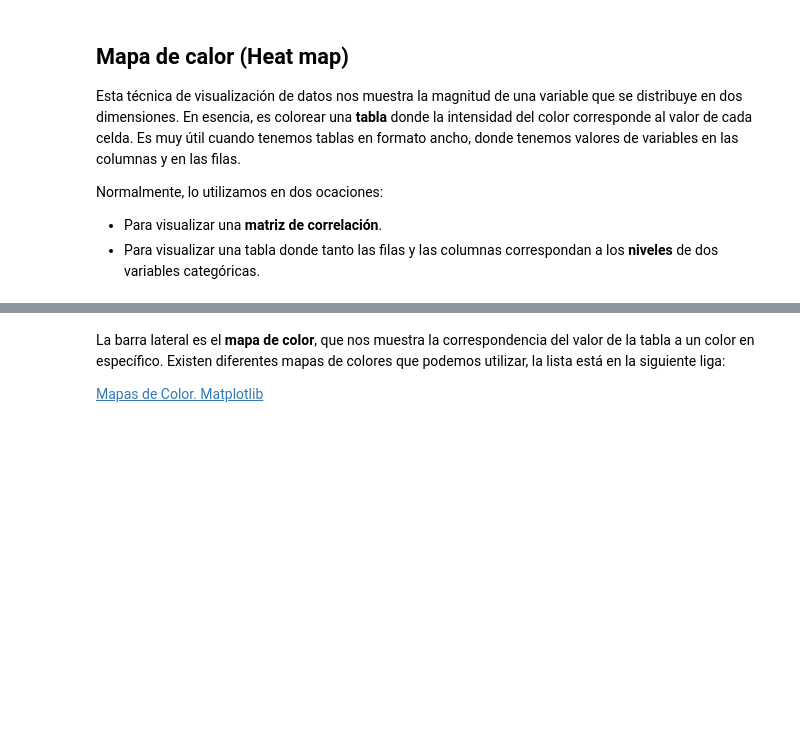
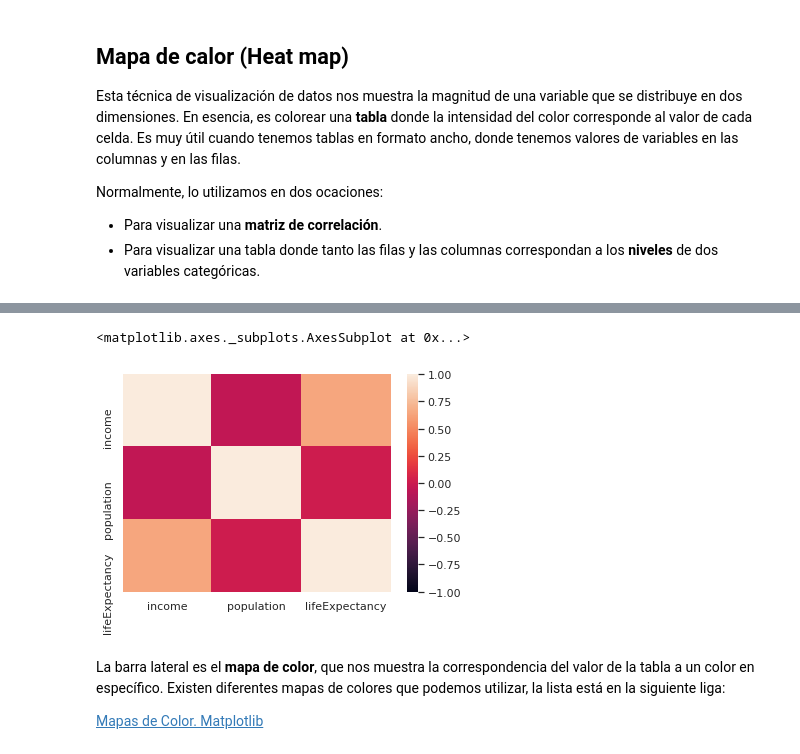
Before and after one commit to FinchGabin/semanatecTC1002S, a Jupyter notebook: 5.1 - Visualización de datos.ipynb, the cells around one changed output, grey strips where cells are left out. Cells and saved outputs as stored; diff of their text form; code cells hidden in the pictures; blank space fills up the shorter version.

```diff
--- a/5.1 - Visualización de datos.ipynb
+++ b/5.1 - Visualización de datos.ipynb
@@ -284,6 +334,9 @@ corr_matrix
 # %%
 # Vamos a graficar la matriz con un mapa de calor
-sns.heatmap(data=corr_matrix)
+sns.heatmap(data=corr_matrix, vmin=-1, vmax=1)
+# %% [output]
+<matplotlib.axes._subplots.AxesSubplot at 0x...>
+[figure, added]
 # %% [markdown]
 La barra lateral es el **mapa de color**, que nos muestra la correspondencia del valor de la tabla a un color en específico. Existen diferentes mapas de colores que podemos utilizar, la lista está en la siguiente liga:
 
```
Also changed, not shown: parts of 31 cells of this notebook, 4 other files.
